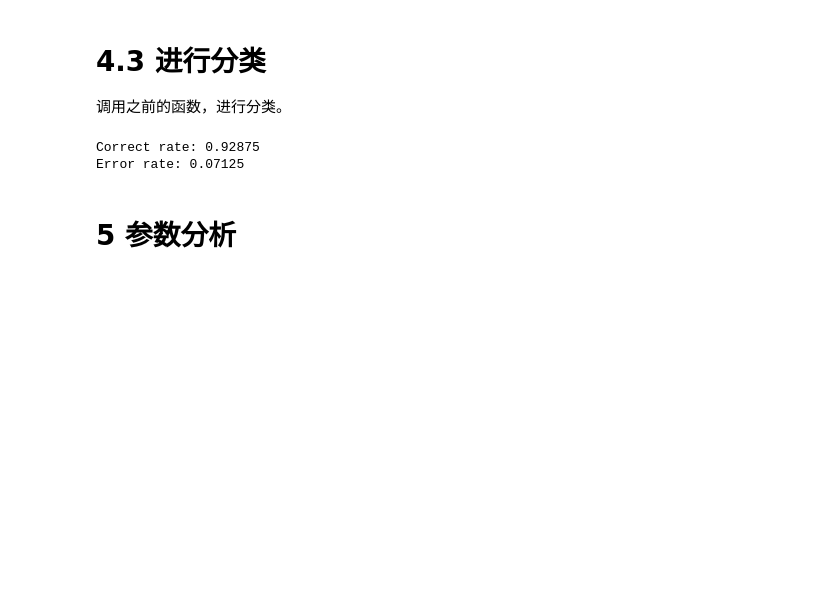
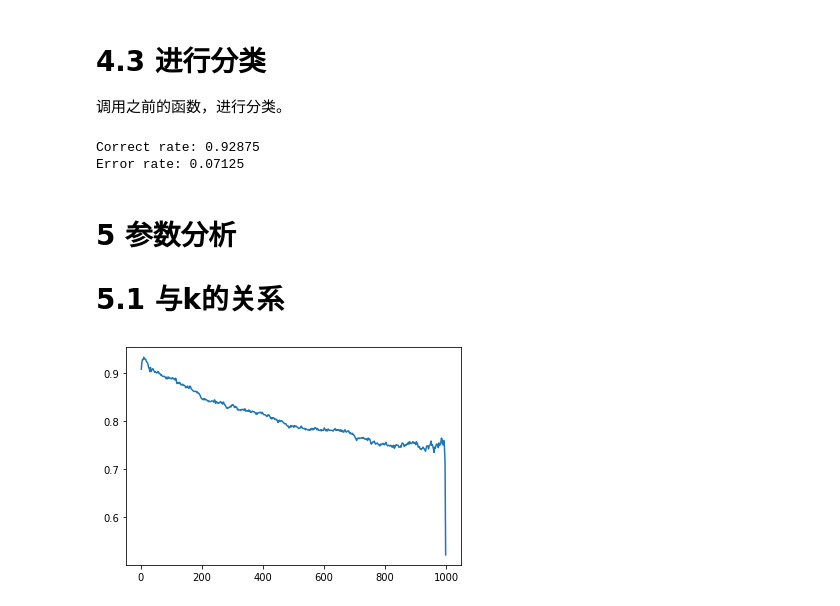
Before and after one commit to shawnhuangyh/Python-Computing, a Jupyter notebook: Project/DataAnalysis.ipynb, the cells around one changed output. Drawn from its saved outputs; the diff is of its cells as text; code cells hidden in the pictures; blank space fills up the shorter version.

Commit message:
feat: add plots to analyze parameters

```diff
--- a/Project/DataAnalysis.ipynb
+++ b/Project/DataAnalysis.ipynb
@@ -131,7 +138,7 @@ k = 5
 def Classify(train: np.ndarray, test: np.ndarray, label: np.ndarray, dim: int, point: int):
     train_sub = reduce_dimension(train, label, dim)
     test_sub = reduce_dimension(test, label, dim)
-    return ClassifyAllCases(train_sub, test_sub, dimension, point)
+    return ClassifyAllCases(train_sub, test_sub, dim, point)
 # %%
 correct, error = Classify(TrainSample, TestSample, source, dimension, k)
 print("Correct rate: {}".format(correct))
@@ -141,3 +148,20 @@ Correct rate: 0.92875
 Error rate: 0.07125
 # %% [markdown]
 # 5 参数分析
+
+# 5.1 与k的关系
+# %%
+x = []
+y = []
+pbar = tqdm(total=1000)
+for i in range(1, 1000, 2):
+    x.append(i)
+    correct, _ = Classify(TrainSample, TestSample, source, dimension, i)
+    y.append(correct)
+    pbar.update(2)
+
+pbar.close()
+plt.plot(x, y)
+plt.show()
+# %% [output]
+[figure, added]
```
Also changed, not shown: parts of 7 cells of this notebook.
